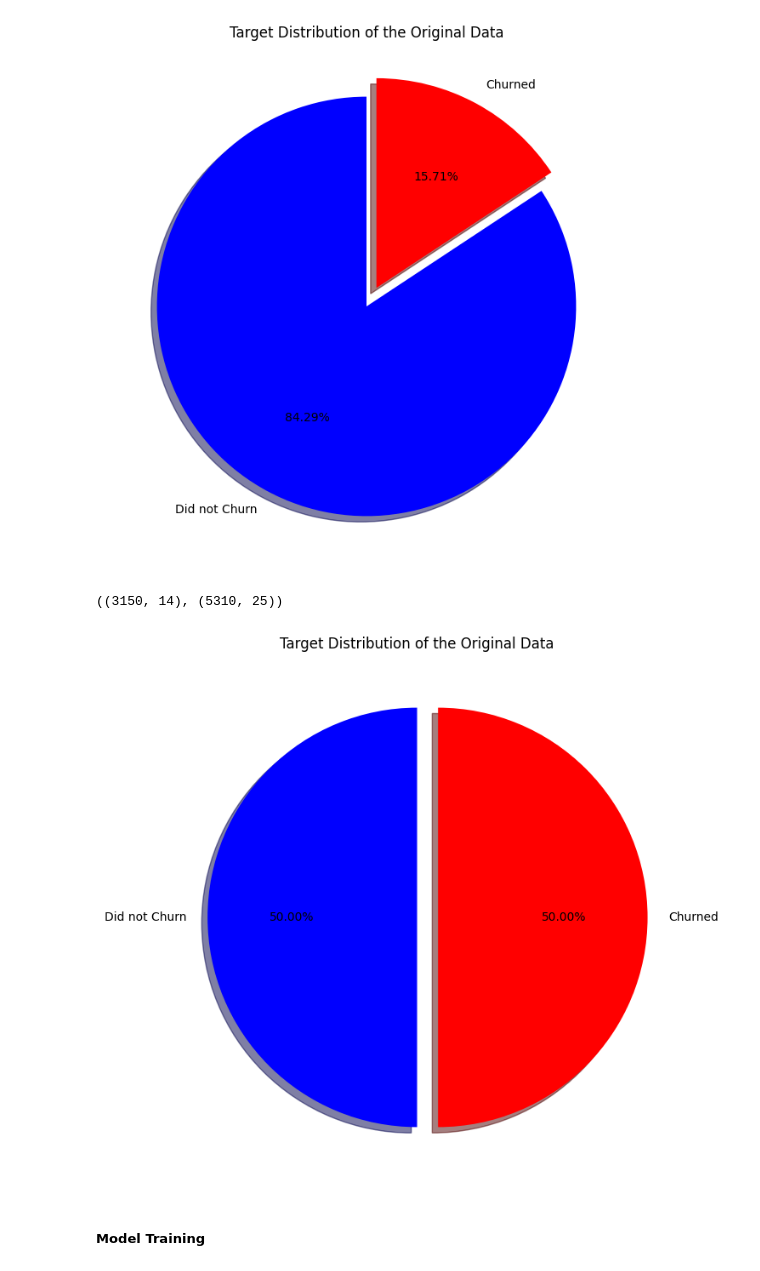
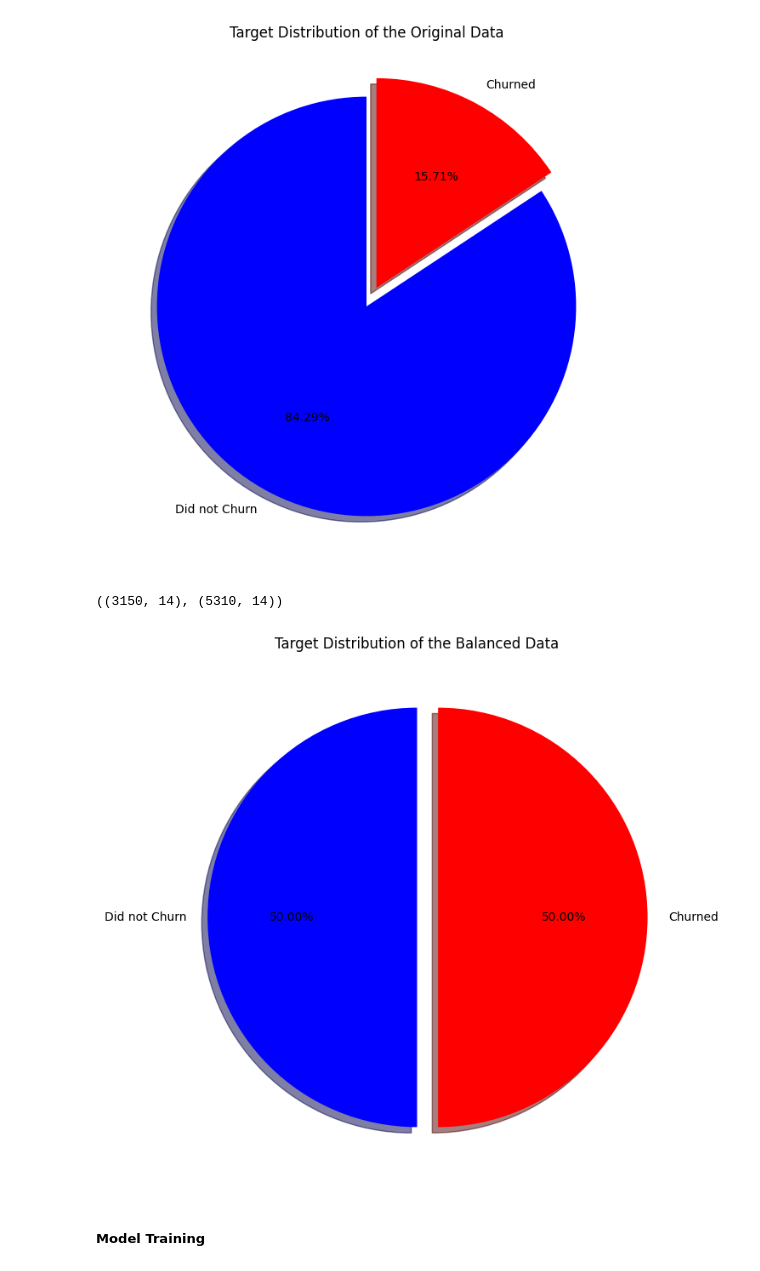
Before and after one commit to Kazeem-Bello/customer_chun, a Jupyter notebook: main.ipynb, the cells around one changed output. Cells and saved outputs as stored; diff of their text form; code cells hidden in the pictures.

```diff
--- a/main.ipynb
+++ b/main.ipynb
@@ -349,14 +349,16 @@ print(y.shape)
 (3150, 13)
 (3150,)
 # %%
-oh_columns = [i for i in cat if i != "Churn"]
-transform_columns = num.copy()
+# oh_columns = [i for i in cat if i != "Churn"]
+# transform_columns = num.copy()
+transform_columns = x.columns
 # %%
 scaler = StandardScaler()
-oh_encoder = OneHotEncoder()
+# oh_encoder = OneHotEncoder()
 
 tranform_pipeline  = Pipeline(steps = [("transformer", PowerTransformer(method = "yeo-johnson")), ("scaler", scaler)])
 
-preprocessor = ColumnTransformer([("oh_encoder", oh_encoder, oh_columns), ("transformer", tranform_pipeline, transform_columns)])
+# preprocessor = ColumnTransformer([("oh_encoder", oh_encoder, oh_columns), ("transformer", tranform_pipeline, transform_columns)])
+preprocessor = ColumnTransformer([("transformer", tranform_pipeline, transform_columns)])
 # %%
-x = preprocessor.fit_transform(x)
+x_pro = preprocessor.fit_transform(x)
@@ -379,7 +385,7 @@ plt.show()
 # %%
 # there is a class imbalance in the target variable, to deal with this I used the SMOTE algorithm to balance the distribution
 sm = SMOTE(random_state=42, k_neighbors = 2) # The object is created
-x_res, y_res = sm.fit_resample(x, y) # The object is applied
+x_res, y_res = sm.fit_resample(x_pro, y) # The object is applied
 # %%
 # creating a dataframe for the balanced data
 x_res_df = pd.DataFrame(x_res)
@@ -388,21 +394,21 @@ balanced_churn_df = pd.concat([x_res_df, y_res_df], axis = 1)
 # %%
 churn_df.shape, balanced_churn_df.shape
 # %% [output]
-((3150, 14), (5310, 25))
+((3150, 14), (5310, 14))
 # %%
 # Visualizing the Target variable
 percentage = balanced_churn_df["Churn"].value_counts(normalize = True) * 100
 labels = ["Did not Churn", "Churned"]
 
 # plot piechart with plotly library
 fig, ax = plt.subplots(figsize = (15, 8))
 explode = (0, 0.1)
 colour = ["blue", "red"]
 ax.pie(percentage, labels = labels, startangle = 90, autopct = "%1.2f%%", explode = explode, shadow = True, colors = colour)
-plt.title("Target Distribution of the Original Data")
+plt.title("Target Distribution of the Balanced Data")
 plt.show()
 # %% [output]
-[figure, old version]
+[figure, new version]
 # %% [markdown]
 ##### Model Training
 # %%
```
Also changed, not shown: parts of 47 cells of this notebook, 11 other files.
